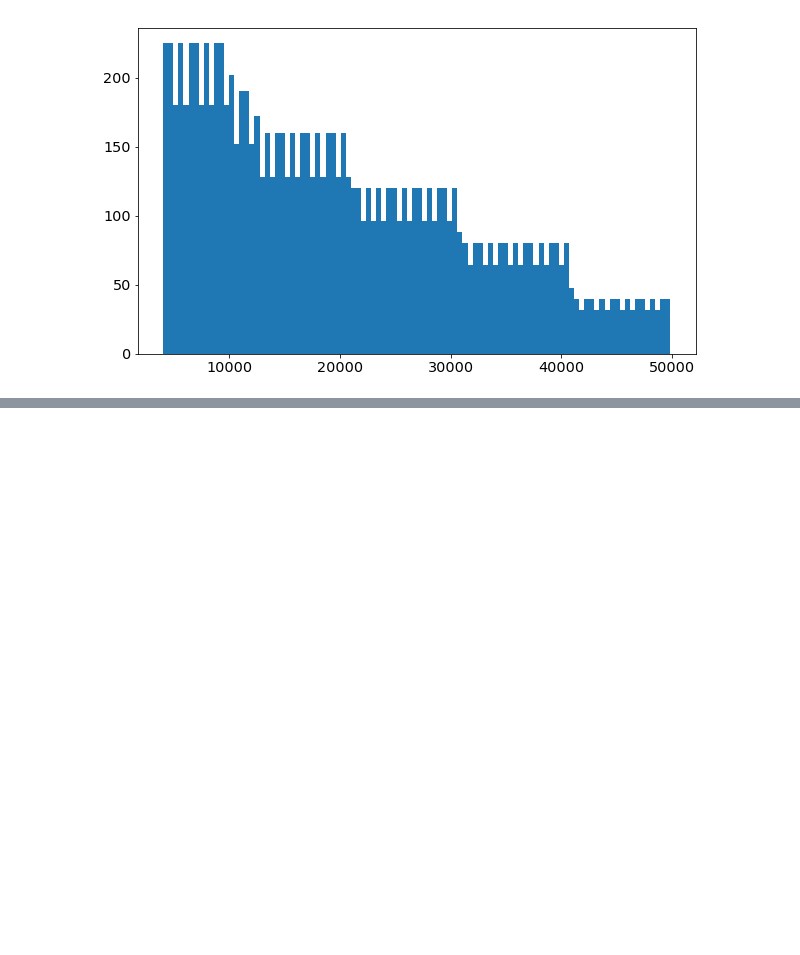
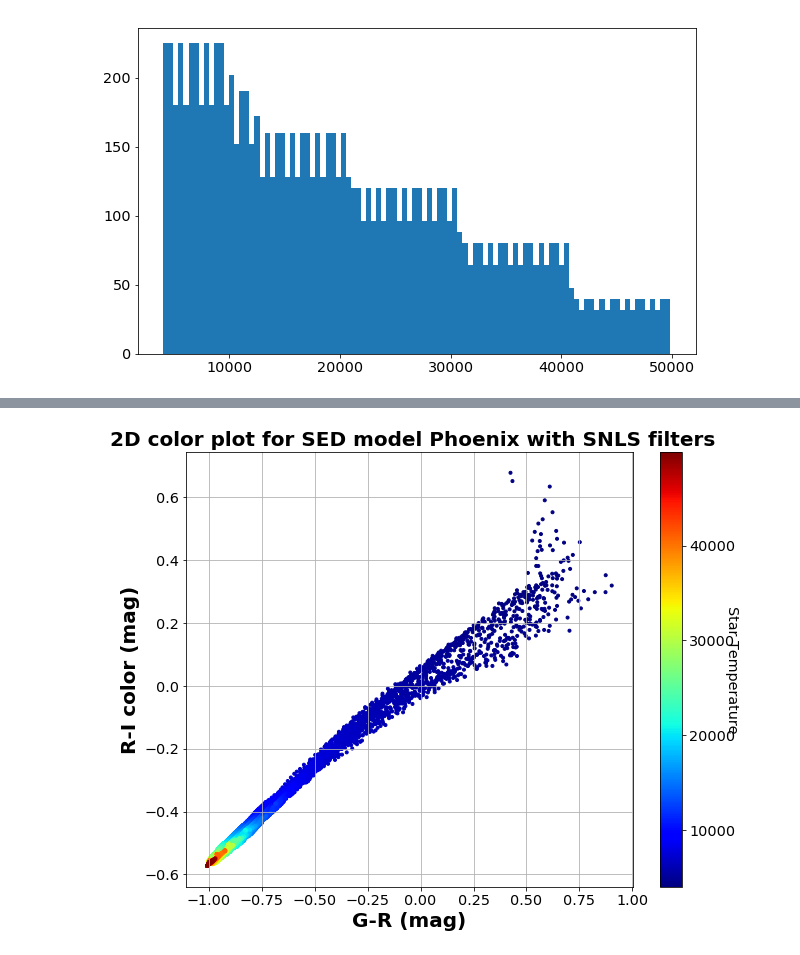
Before and after one commit to sylvielsstfr/PC5AtmStudies, a Jupyter notebook: SNLS/MergeSEDandMAG.ipynb, the cells around one changed output, grey strips where cells are left out. Drawn from its saved outputs; the diff is of its cells as text; code cells hidden in the pictures; blank space fills up the shorter version.

```diff
--- a/SNLS/MergeSEDandMAG.ipynb
+++ b/SNLS/MergeSEDandMAG.ipynb
@@ -163,0 +161,16 @@ cbar.set_label('Star Temperature', rotation=270)
+# %%
+plt.figure(figsize=(10,8))
+#plt.scatter(U_G[datamag_index], G_R[datamag_index],c=all_temperatures,norm=colors.LogNorm(),cmap='jet' )
+plt.scatter(G_R[datamag_index], R_I[datamag_index],marker='.',c=all_temperatures,cmap='jet' )
+cbar=plt.colorbar()
+plt.grid()
+xtitle='G-R (mag)'
+ytitle='R-I color (mag)'
+title=' 2D color plot for SED model Phoenix with SNLS filters'
+plt.xlabel(xtitle,fontsize=20,weight='bold')
+plt.ylabel(ytitle,fontsize=20,weight='bold')
+plt.title(title,fontsize=20,weight='bold')
+#cbar.set_ticks([1000., 5000.,10000.,50000.], update_ticks=True)
+cbar.set_label('Star Temperature', rotation=270)
+# %% [output]
+[figure, added]
```
Also changed, not shown: parts of 13 cells of this notebook.
